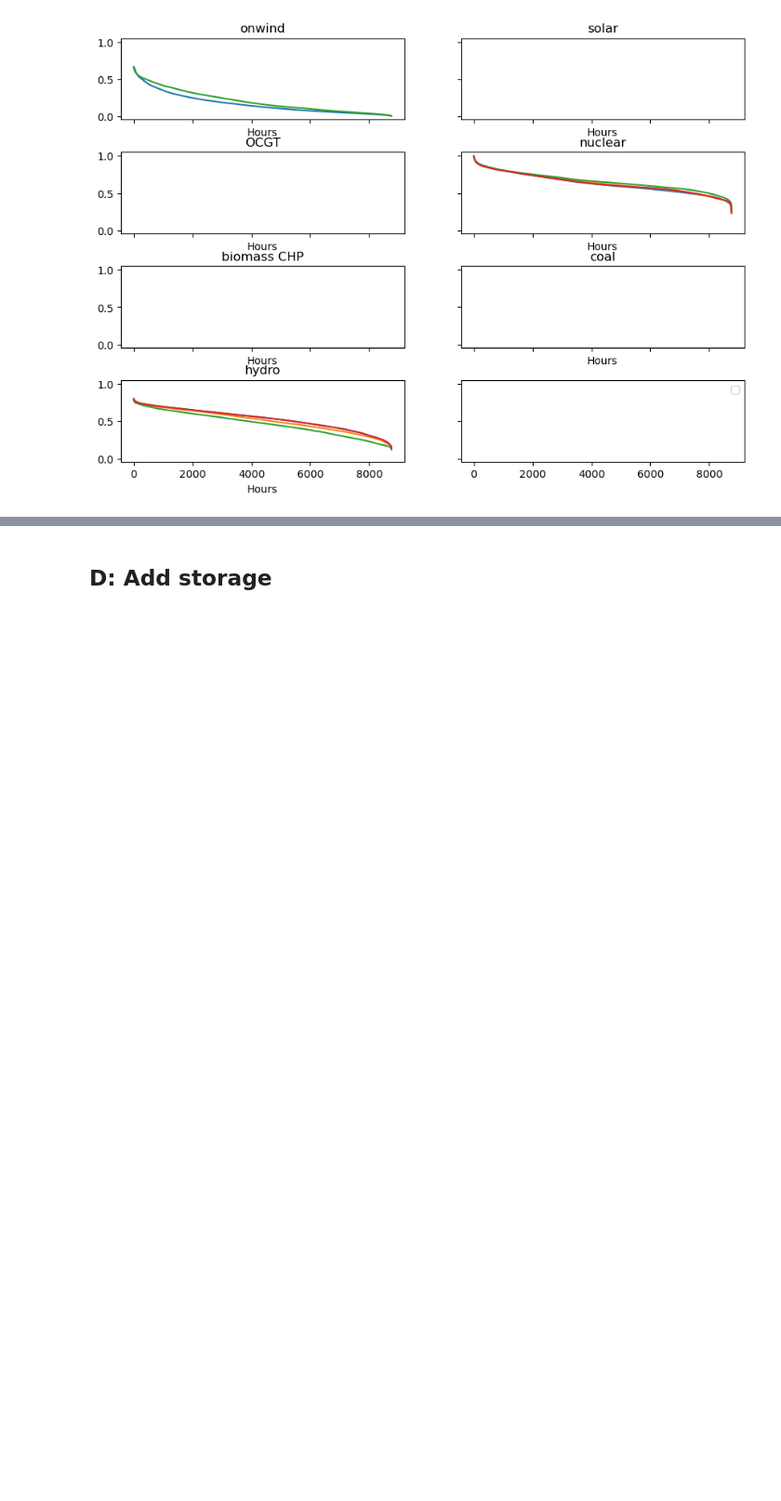
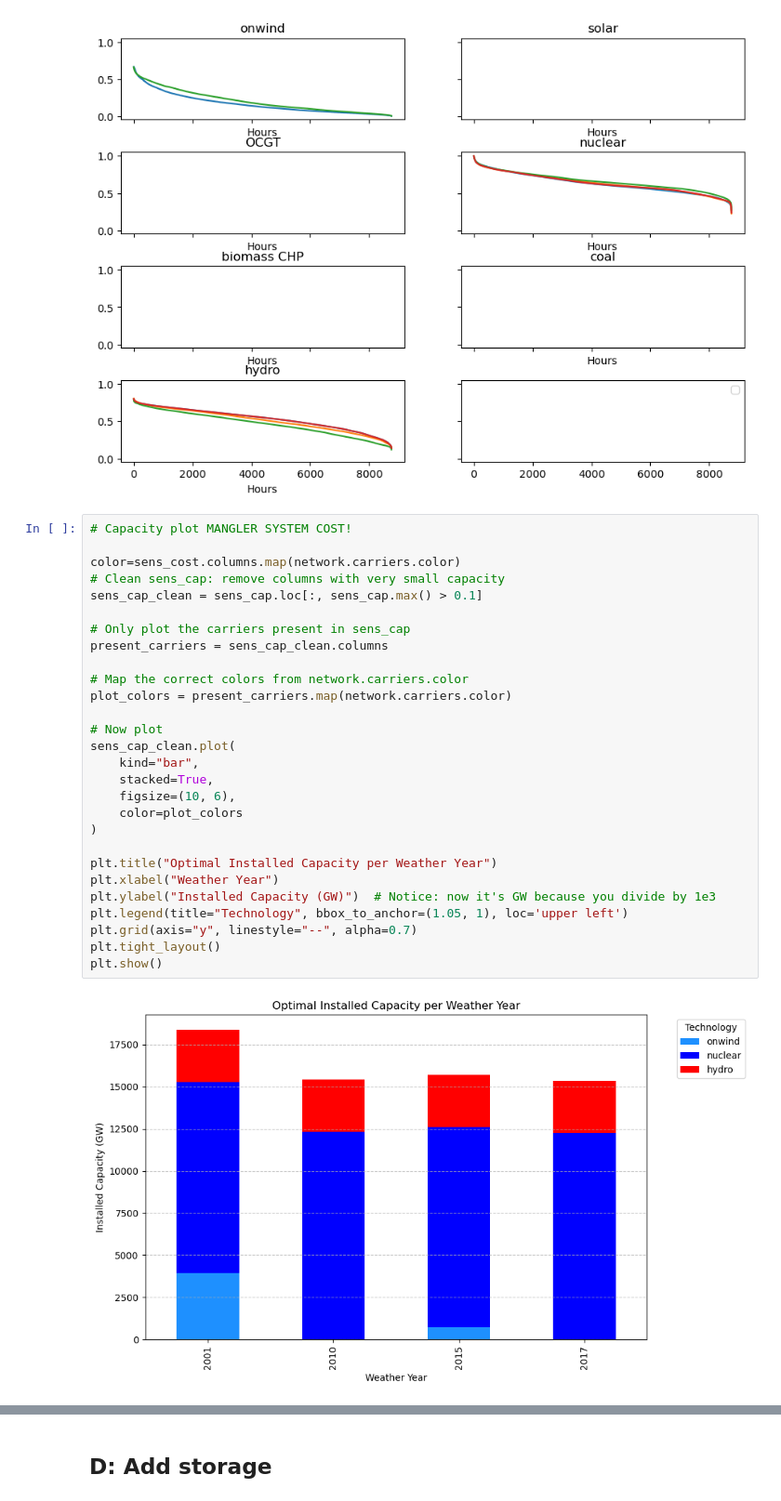
Before and after one commit to NicolineSimoneDTU/Integrated_Project, a Jupyter notebook: project.ipynb, the cells around one changed output, grey strips where cells are left out. Shown at 93% size. Drawn from its saved outputs; the diff is of its cells as text; blank space fills up the shorter version.

Commit message:
Update project.ipynb
plots

```diff
--- a/project.ipynb
+++ b/project.ipynb
@@ -445,3 +443,33 @@ plt.subplots_adjust(hspace=0.4, bottom=0.1, right=0.95, top=0.9)
 plt.show()
 # %% [output]
 [figure]
+# %%
+# Capacity plot MANGLER SYSTEM COST!
+
+color=sens_cost.columns.map(network.carriers.color)
+# Clean sens_cap: remove columns with very small capacity
+sens_cap_clean = sens_cap.loc[:, sens_cap.max() > 0.1]
+
+# Only plot the carriers present in sens_cap
+present_carriers = sens_cap_clean.columns
+
+# Map the correct colors from network.carriers.color
+plot_colors = present_carriers.map(network.carriers.color)
+
+# Now plot
+sens_cap_clean.plot(
+    kind="bar",
+    stacked=True,
+    figsize=(10, 6),
+    color=plot_colors
+)
+
+plt.title("Optimal Installed Capacity per Weather Year")
+plt.xlabel("Weather Year")
+plt.ylabel("Installed Capacity (GW)")  # Notice: now it's GW because you divide by 1e3
+plt.legend(title="Technology", bbox_to_anchor=(1.05, 1), loc='upper left')
+plt.grid(axis="y", linestyle="--", alpha=0.7)
+plt.tight_layout()
+plt.show()
+# %% [output]
+[figure, added]
```
Also changed, not shown: parts of 4 cells of this notebook.
